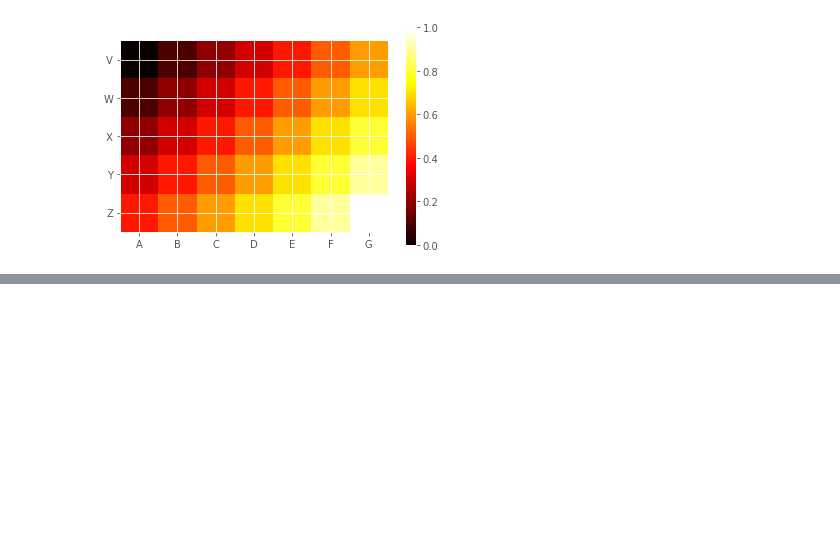
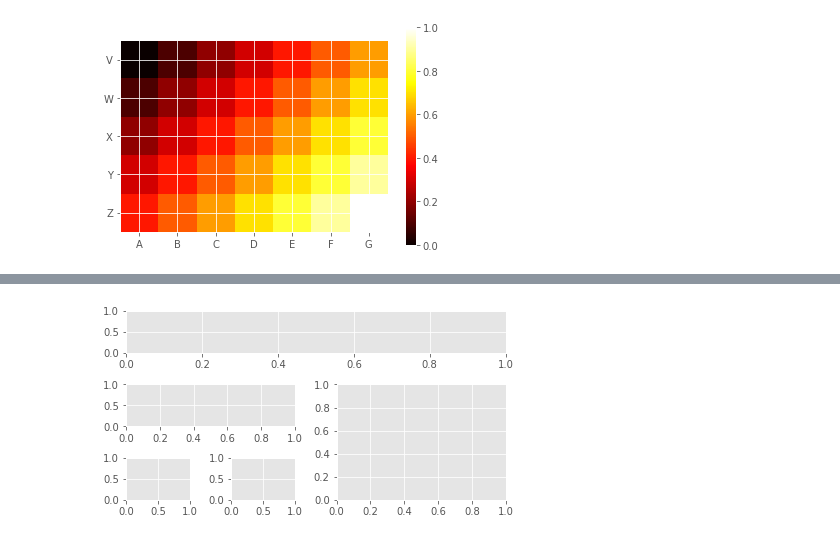
Before and after one commit to apkap83/Pandas_Notes, a Jupyter notebook: Learning_Pandas_Chapter_11 - Visualization.ipynb, the cells around one changed output, grey strips where cells are left out. Drawn from its saved outputs; the diff is of its cells as text; code cells hidden in the pictures; blank space fills up the shorter version.

```diff
--- a/Learning_Pandas_Chapter_11 - Visualization.ipynb
+++ b/Learning_Pandas_Chapter_11 - Visualization.ipynb
@@ -959,0 +989,21 @@ plt.yticks(range(len(heatmap_data)), heatmap_data.index);
+# %%
+# layout sub plots on a 4x4 grid
+# ax1 on top row, 4 columns wide
+ax1 = plt.subplot2grid((4,4), (0,0), colspan=4)
+
+# ax2 is row 2, leftmost and 2 columns wide
+ax2 = plt.subplot2grid((4,4), (1,0), colspan=2)
+
+# ax3 is 2 cols wide and 2 rows high, starting
+# on second row and the third column
+ax3 = plt.subplot2grid((4,4), (1,2), colspan=2, rowspan=2)
+
+# ax4 1 high 1 wide, in row 4 column 0
+ax4 = plt.subplot2grid((4,4), (2,0))
+
+# ax4 1 high 1 wide, in row 4 column 1
+ax5 = plt.subplot2grid((4,4), (2,1));
+
+plt.tight_layout() # spaces between subplots
+# %% [output]
+[figure, added]
```
Also changed, not shown: parts of 8 cells of this notebook.
